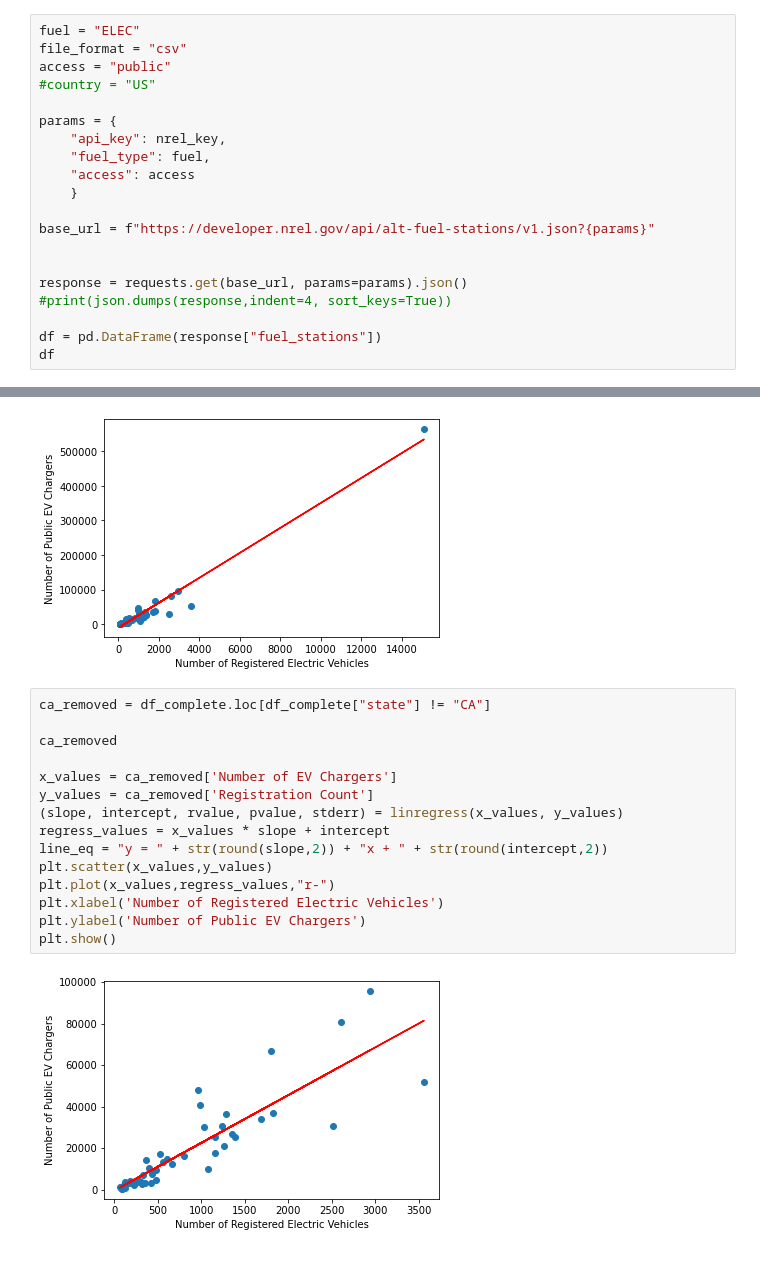
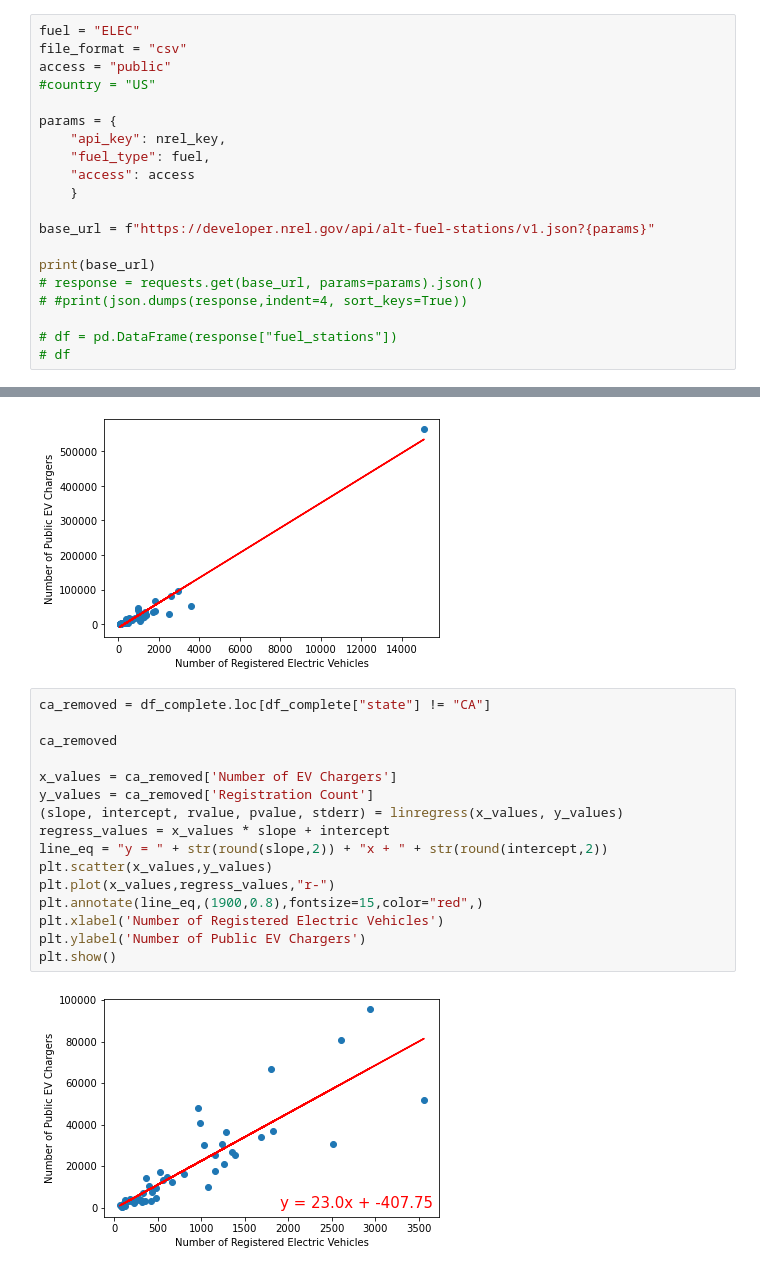
Before and after one commit to eyejayell/group_3_project_1, a Jupyter notebook: group_3_project_1/infrastructure_analysis/ev_chargers.ipynb, the cells around one changed output, grey strips where cells are left out. Cells and saved outputs as stored; diff of their text form.

```diff
--- a/group_3_project_1/infrastructure_analysis/ev_chargers.ipynb
+++ b/group_3_project_1/infrastructure_analysis/ev_chargers.ipynb
@@ -28,10 +25,10 @@ params = {
 
 base_url = f"https://developer.nrel.gov/api/alt-fuel-stations/v1.json?{params}"
 
+print(base_url)
+# response = requests.get(base_url, params=params).json()
+# #print(json.dumps(response,indent=4, sort_keys=True))
 
-response = requests.get(base_url, params=params).json()
-#print(json.dumps(response,indent=4, sort_keys=True))
-
-df = pd.DataFrame(response["fuel_stations"])
-df
+# df = pd.DataFrame(response["fuel_stations"])
+# df
 # %% [output]
@@ -190,17 +135,18 @@ plt.show()
 # %%
 ca_removed = df_complete.loc[df_complete["state"] != "CA"]
 
 ca_removed
 
 x_values = ca_removed['Number of EV Chargers']
 y_values = ca_removed['Registration Count']
 (slope, intercept, rvalue, pvalue, stderr) = linregress(x_values, y_values)
 regress_values = x_values * slope + intercept
 line_eq = "y = " + str(round(slope,2)) + "x + " + str(round(intercept,2))
 plt.scatter(x_values,y_values)
 plt.plot(x_values,regress_values,"r-")
+plt.annotate(line_eq,(1900,0.8),fontsize=15,color="red",)
 plt.xlabel('Number of Registered Electric Vehicles')
 plt.ylabel('Number of Public EV Chargers')
 plt.show()
 # %% [output]
-[figure, old version]
+[figure, new version]
```
Also changed, not shown: parts of 9 cells of this notebook, 3 other files.
